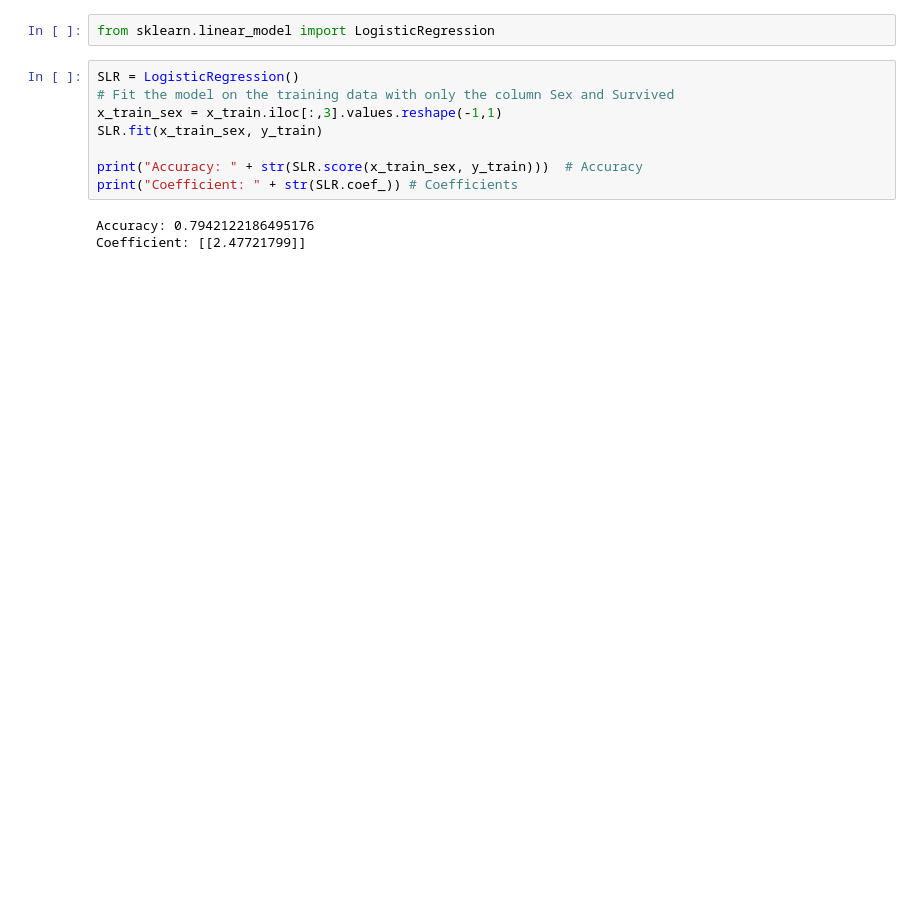
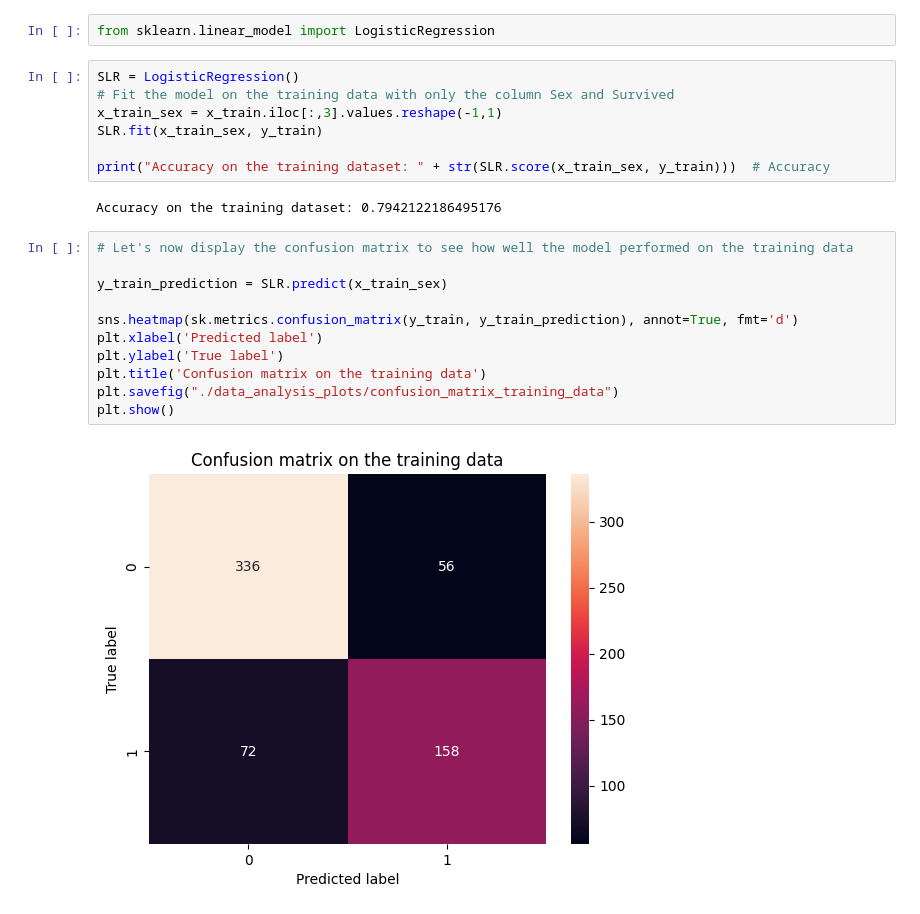
Before and after one commit to Gdeterline/Titanic_Survival_Prediction, a Jupyter notebook: main.ipynb, the cells around one changed output. Drawn from its saved outputs; the diff is of its cells as text; blank space fills up the shorter version.

```diff
--- a/main.ipynb
+++ b/main.ipynb
@@ -288,8 +274,19 @@ SLR = LogisticRegression()
 x_train_sex = x_train.iloc[:,3].values.reshape(-1,1)
 SLR.fit(x_train_sex, y_train)
 
-print("Accuracy: " + str(SLR.score(x_train_sex, y_train)))  # Accuracy
-print("Coefficient: " + str(SLR.coef_)) # Coefficients
+print("Accuracy on the training dataset: " + str(SLR.score(x_train_sex, y_train)))  # Accuracy
 # %% [output]
-Accuracy: 0.7942122186495176
-Coefficient: [[2.47721799]]
+Accuracy on the training dataset: 0.7942122186495176
+# %%
+# Let's now display the confusion matrix to see how well the model performed on the training data
+
+y_train_prediction = SLR.predict(x_train_sex)
+
+sns.heatmap(sk.metrics.confusion_matrix(y_train, y_train_prediction), annot=True, fmt='d')
+plt.xlabel('Predicted label')
+plt.ylabel('True label')
+plt.title('Confusion matrix on the training data')
+plt.savefig("./data_analysis_plots/confusion_matrix_training_data")
+plt.show()
+# %% [output]
+[figure, added]
```
Also changed, not shown: parts of 32 cells of this notebook, 4 other files.
